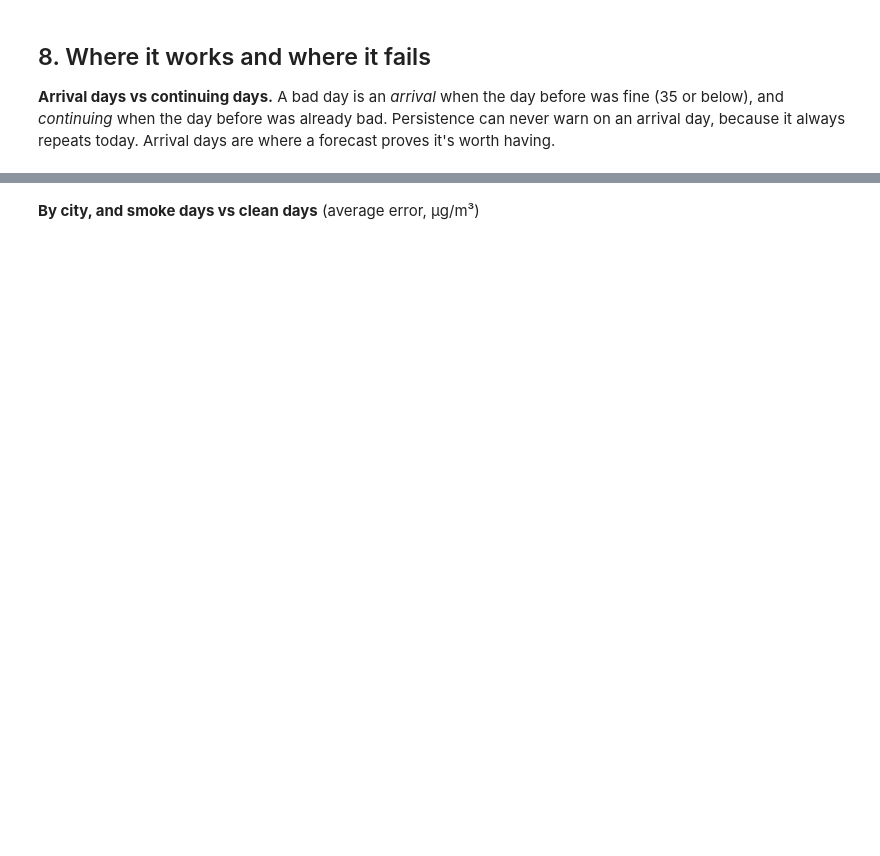
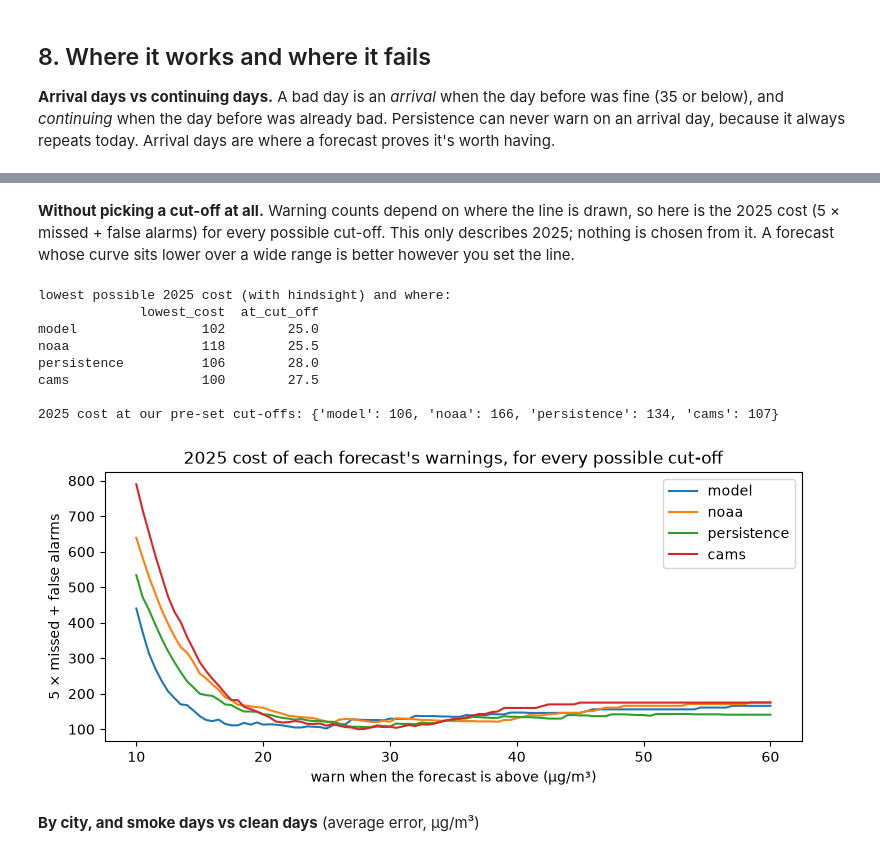
Before and after one commit to fruutium/smokecheck, a Jupyter notebook: smokecheck.ipynb, the cells around one changed output, grey strips where cells are left out. Cells and saved outputs as stored; diff of their text form; code cells hidden in the pictures; blank space fills up the shorter version.

```diff
--- a/smokecheck.ipynb
+++ b/smokecheck.ipynb
@@ -469,3 +496,25 @@ Model false alarms in 2025: 22
+# %% [markdown]
+**Without picking a cut-off at all.** Warning counts depend on where the line is drawn, so here is the 2025 cost
+(5 × missed + false alarms) for every possible cut-off. This only describes 2025; nothing is chosen from it.
+A forecast whose curve sits lower over a wide range is better however you set the line.
+# %%
+curves = pd.DataFrame({c.removeprefix("pred_"): cost_by_cut_off(test, c) for c in ["pred_model", "pred_noaa", "pred_persistence", "pred_cams"]},
+                      index=CUT_OFFS)
+ax = curves.plot(figsize=(9, 3.5), title="2025 cost of each forecast's warnings, for every possible cut-off")
+ax.set_xlabel("warn when the forecast is above (µg/m³)"); ax.set_ylabel("5 × missed + false alarms")
+print("lowest possible 2025 cost (with hindsight) and where:")
+print(pd.DataFrame({"lowest_cost": curves.min(), "at_cut_off": curves.idxmin()}))
+print("\n2025 cost at our pre-set cut-offs:", {c: int(curves.loc[warn_at["pred_" + c], c]) for c in curves})
+# %% [output]
+lowest possible 2025 cost (with hindsight) and where:
+             lowest_cost  at_cut_off
+model                102        25.0
+noaa                 118        25.5
+persistence          106        28.0
+cams                 100        27.5
+
+2025 cost at our pre-set cut-offs: {'model': 106, 'noaa': 166, 'persistence': 134, 'cams': 107}
+[figure, added]
 # %% [markdown]
 **By city, and smoke days vs clean days** (average error, µg/m³)
 # %%
```
Also changed, not shown: parts of 11 cells of this notebook, 7 other files.
